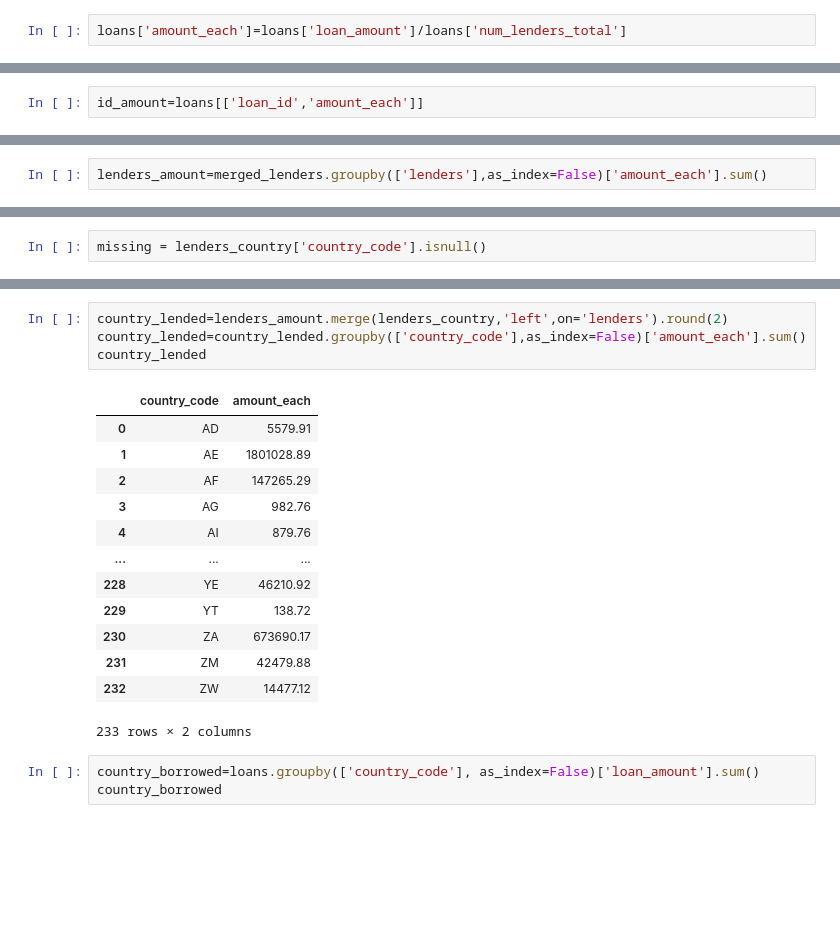
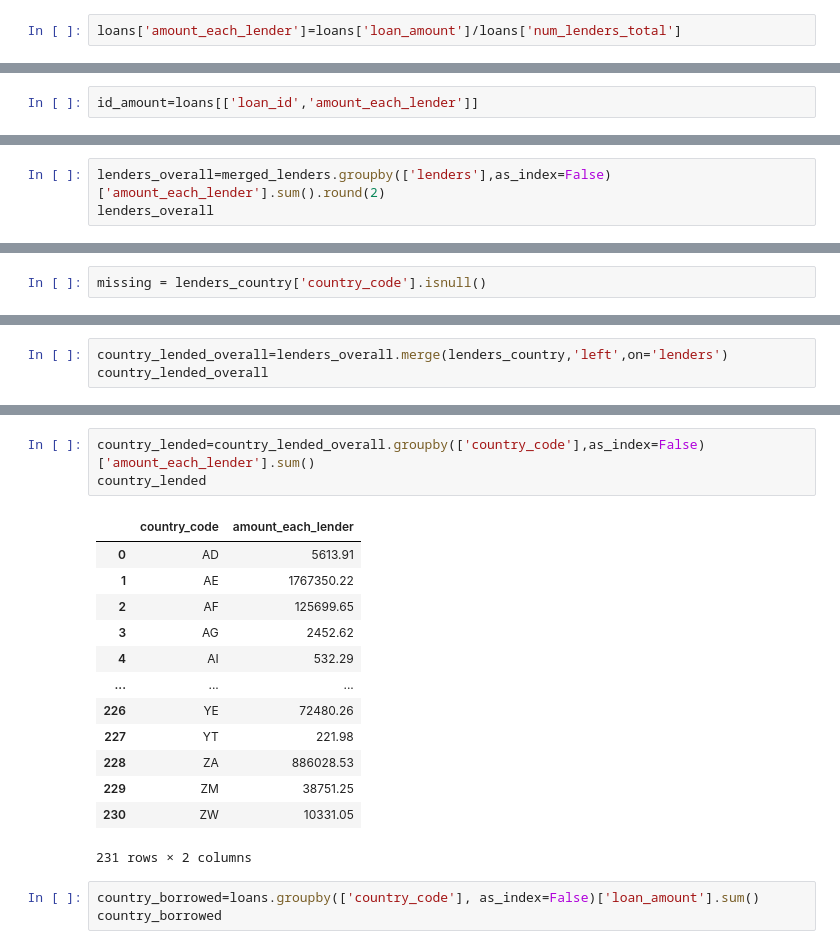
Before and after one commit to MartinaCecchetto/FCS, a Jupyter notebook: progetto_ver1.ipynb, the cells around one changed output, grey strips where cells are left out. Drawn from its saved outputs; the diff is of its cells as text; blank space fills up the shorter version.

```diff
--- a/progetto_ver1.ipynb
+++ b/progetto_ver1.ipynb
@@ -282,4 +236,4 @@ year_country
 # %% [markdown]
 **8) For each lender, compute the overall amount of money lent. For each loan that has more than one lender, you must assume that all lenders contributed the same amount.**
 # %%
-loans['amount_each']=loans['loan_amount']/loans['num_lenders_total']
+loans['amount_each_lender']=loans['loan_amount']/loans['num_lenders_total']
@@ -302,5 +256,5 @@ loans
 # %%
-id_amount=loans[['loan_id','amount_each']]
+id_amount=loans[['loan_id','amount_each_lender']]
 # %%
 merged_lenders=id_amount.merge(loan_lenders,'left',on='loan_id')
 # %%
@@ -320,4 +274,5 @@ merged_lenders
 | 28326090 | 989240 | 25.000000 | donald1853 |
 28326091 rows × 3 columns
 # %%
-lenders_amount=merged_lenders.groupby(['lenders'],as_index=False)['amount_each'].sum()
+lenders_overall=merged_lenders.groupby(['lenders'],as_index=False)['amount_each_lender'].sum().round(2)
+lenders_overall
@@ -388,3 +345,6 @@ lenders_country
 | 2349172 | simone9846 | US |
 | 2349173 | laurie1160 | US |
 2349174 rows × 2 columns
+# %%
+country_lended_overall=lenders_overall.merge(lenders_country,'left',on='lenders')
+country_lended_overall
@@ -391,21 +365,20 @@ lenders_country
 # %%
-country_lended=lenders_amount.merge(lenders_country,'left',on='lenders').round(2)
-country_lended=country_lended.groupby(['country_code'],as_index=False)['amount_each'].sum()
+country_lended=country_lended_overall.groupby(['country_code'],as_index=False)['amount_each_lender'].sum()
 country_lended
 # %% [output]
-|  | country_code | amount_each |
-| 0 | AD | 5579.91 |
-| 1 | AE | 1801028.89 |
-| 2 | AF | 147265.29 |
-| 3 | AG | 982.76 |
-| 4 | AI | 879.76 |
+|  | country_code | amount_each_lender |
+| 0 | AD | 5613.91 |
+| 1 | AE | 1767350.22 |
+| 2 | AF | 125699.65 |
+| 3 | AG | 2452.62 |
+| 4 | AI | 532.29 |
 | ... | ... | ... |
-| 228 | YE | 46210.92 |
-| 229 | YT | 138.72 |
-| 230 | ZA | 673690.17 |
-| 231 | ZM | 42479.88 |
-| 232 | ZW | 14477.12 |
+| 226 | YE | 72480.26 |
+| 227 | YT | 221.98 |
+| 228 | ZA | 886028.53 |
+| 229 | ZM | 38751.25 |
+| 230 | ZW | 10331.05 |
-233 rows × 2 columns
+231 rows × 2 columns
 # %%
 country_borrowed=loans.groupby(['country_code'], as_index=False)['loan_amount'].sum()
 country_borrowed
```
Also changed, not shown: parts of 46 cells of this notebook.
